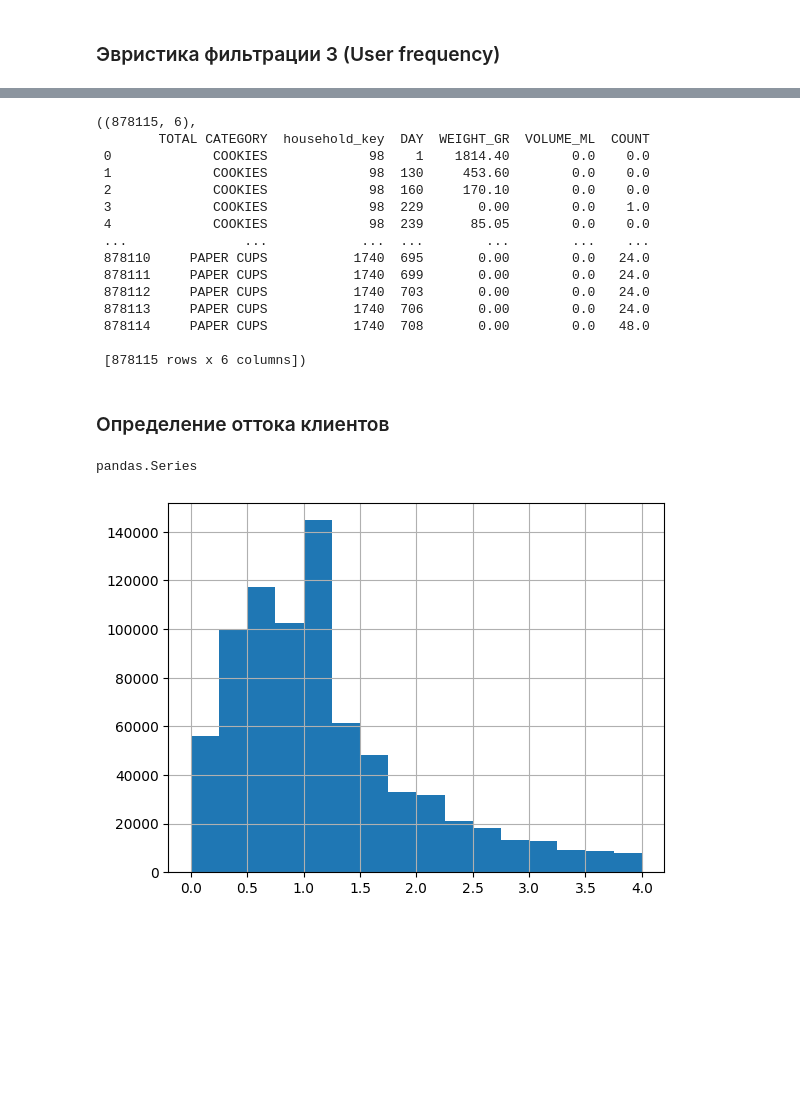
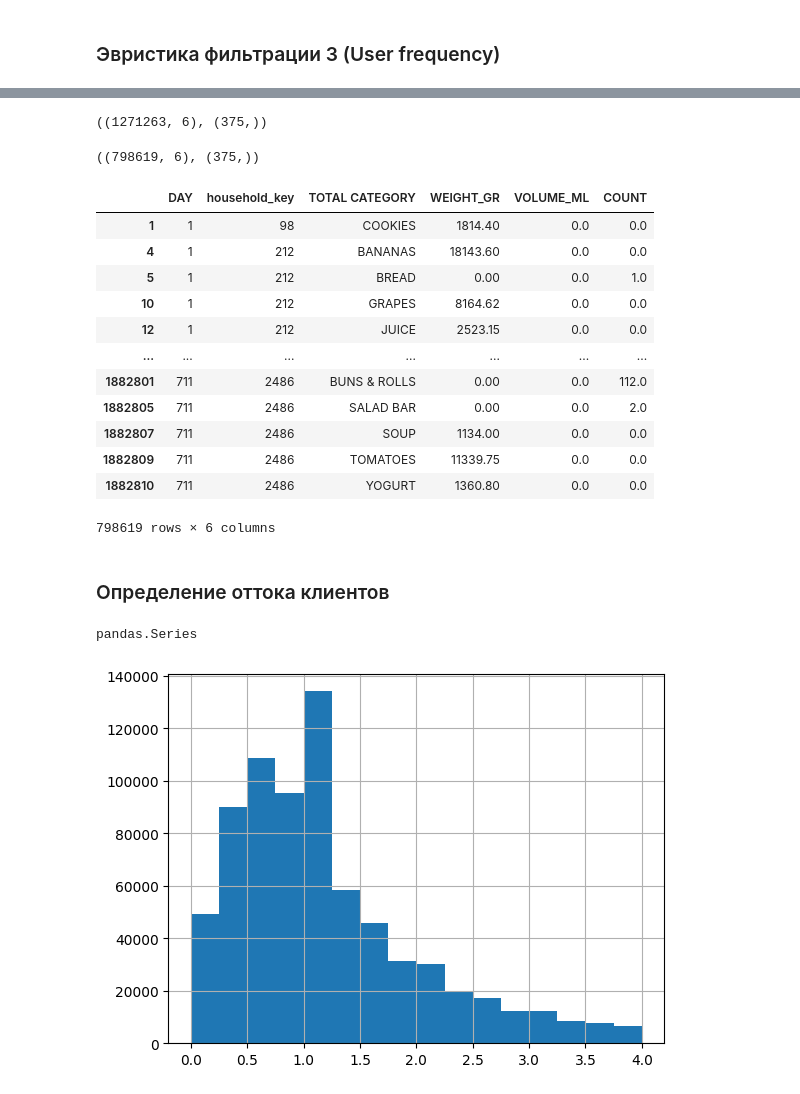
Before and after one commit to SanchukS/Course-Work-Spring-2026, a Jupyter notebook: notebooks/data-pipeline.ipynb, the cells around one changed output, grey strips where cells are left out. Saved outputs shown, nothing was run; the diff lists cells and outputs as text; code cells hidden in the pictures; blank space fills up the shorter version.

Commit message:
Complete data preprocessing pipeline: data-pipeline.ipynb

```diff
--- a/notebooks/data-pipeline.ipynb
+++ b/notebooks/data-pipeline.ipynb
@@ -527,0 +471,24 @@ stats_table
+# %%
+# 1. Рассчитываем интервалы ОДИН РАЗ
+sorted_buf_data = grouped_data_with_categories[["TOTAL CATEGORY", "household_key", "DAY"]].sort_values(by=["household_key", "TOTAL CATEGORY", "DAY"])
+sorted_buf_data["interval"] = sorted_buf_data.groupby(["household_key", "TOTAL CATEGORY"])["DAY"].diff()
+intervals_data = sorted_buf_data.dropna(subset=["interval"])
+
+# 2. Считаем МЕДИАННЫЙ интервал для каждой КАТЕГОРИИ
+median_intervals = intervals_data.groupby("TOTAL CATEGORY")["interval"].median()
+median_intervals.name = "median_intervals"
+
+# 3. Считаем СТАТИСТИКИ (mean, std) для каждой ПАРЫ "ЮЗЕР-КАТЕГОРИЯ"
+stats = intervals_data.groupby(["TOTAL CATEGORY", "household_key"])["interval"].agg(["mean", "std"])
+
+# 4. Считаем КОЭФФИЦИЕНТ ВАРИАЦИИ (CV) для каждой ПАРЫ
+cv_stats = stats["std"] / stats["mean"]
+cv_stats.name = "cv_stats"
+
+# 5. Строим графики (необязательно, но полезно)
+median_intervals.hist(bins=np.linspace(0, interval_threshold_coef * 10, 11))
+plt.show()
+cv_stats.hist(bins=50)
+plt.show()
+
+cv_stats.shape, cv_stats.dropna().shape
@@ -528,48 +499,58 @@ stats_table
+# %%
+merged4 = after_third_filter.merge(median_intervals, left_on="TOTAL CATEGORY", right_index=True)
+after_fourth_filter = after_third_filter[merged4["median_intervals"] <= interval_threshold_coef]
+after_fourth_filter.shape, after_fourth_filter["TOTAL CATEGORY"].unique().shape
+# %% [output]
+((1271263, 6), (375,))
+# %%
+merged5 = after_fourth_filter.merge(cv_stats, left_on=["TOTAL CATEGORY", "household_key"], right_index=True)
+after_fifth_filter = after_fourth_filter[merged5["cv_stats"] <= cv_threshhold_coef]
+after_fifth_filter.shape, after_fifth_filter["TOTAL CATEGORY"].unique().shape
+# %% [output]
+((798619, 6), (375,))
 # %%
-filtered_data = grouped_data_with_categories.set_index(["TOTAL CATEGORY", "household_key"]).loc[good_keys].reset_index()
-filtered_data.shape, filtered_data
+filtered_data = after_fifth_filter
+filtered_data
 # %% [output]
+|  | DAY | household_key | TOTAL CATEGORY | WEIGHT_GR | VOLUME_ML | COUNT |
+| 1 | 1 | 98 | COOKIES | 1814.40 | 0.0 | 0.0 |
+| 4 | 1 | 212 | BANANAS | 18143.60 | 0.0 | 0.0 |
+| 5 | 1 | 212 | BREAD | 0.00 | 0.0 | 1.0 |
+| 10 | 1 | 212 | GRAPES | 8164.62 | 0.0 | 0.0 |
+| 12 | 1 | 212 | JUICE | 2523.15 | 0.0 | 0.0 |
+| ... | ... | ... | ... | ... | ... | ... |
+| 1882801 | 711 | 2486 | BUNS & ROLLS | 0.00 | 0.0 | 112.0 |
+| 1882805 | 711 | 2486 | SALAD BAR | 0.00 | 0.0 | 2.0 |
+| 1882807 | 711 | 2486 | SOUP | 1134.00 | 0.0 | 0.0 |
+| 1882809 | 711 | 2486 | TOMATOES | 11339.75 | 0.0 | 0.0 |
+| 1882810 | 711 | 2486 | YOGURT | 1360.80 | 0.0 | 0.0 |
-((878115, 6),
-        TOTAL CATEGORY  household_key  DAY  WEIGHT_GR  VOLUME_ML  COUNT
- 0             COOKIES             98    1    1814.40        0.0    0.0
- 1             COOKIES             98  130     453.60        0.0    0.0
- 2             COOKIES             98  160     170.10        0.0    0.0
- 3             COOKIES             98  229       0.00        0.0    1.0
- 4             COOKIES             98  239      85.05        0.0    0.0
- ...               ...            ...  ...        ...        ...    ...
- 878110     PAPER CUPS           1740  695       0.00        0.0   24.0
- 878111     PAPER CUPS           1740  699       0.00        0.0   24.0
- 878112     PAPER CUPS           1740  703       0.00        0.0   24.0
- 878113     PAPER CUPS           1740  706       0.00        0.0   24.0
- 878114     PAPER CUPS           1740  708       0.00        0.0   48.0
-
- [878115 rows x 6 columns])
+798619 rows × 6 columns
 # %% [markdown]
 ### Определение оттока клиентов
 # %%
 # 1. Сортируем по юзеру, ЗАТЕМ ПО КАТЕГОРИИ, затем по дню.
 # Это важно, чтобы покупки одной категории выстроились по порядку.
-sorted_buf_data = after_fifth_filter[["TOTAL CATEGORY", "household_key", "DAY"]].drop_duplicates().sort_values(by=["household_key", "TOTAL CATEGORY", "DAY"])
+sorted_buf_data = filtered_data[["TOTAL CATEGORY", "household_key", "DAY"]].drop_duplicates().sort_values(by=["household_key", "TOTAL CATEGORY", "DAY"])
 
 # 2. Группируем по ЮЗЕРУ И КАТЕГОРИИ одновременно!
 sorted_buf_data["interval"] = sorted_buf_data.groupby(["household_key", "TOTAL CATEGORY"])["DAY"].diff()
 
 # 3. Удаляем NA (первые покупки в каждой связке юзер-категория)
 result = sorted_buf_data.dropna(subset=["interval"])
 
 # 4. Считаем медиану
 median_intervals = result.groupby(["TOTAL CATEGORY", "household_key"])["interval"].median()
 median_intervals.name = "MEDIAN INTERVAL"
 
 with_intervals_diff = sorted_buf_data.merge(median_intervals, left_on=["TOTAL CATEGORY", "household_key"], right_index=True)
 with_intervals_diff["intervals diff"] = with_intervals_diff["interval"] / with_intervals_diff["MEDIAN INTERVAL"]
 with_intervals_diff.drop(["interval", "MEDIAN INTERVAL"], axis=1, inplace=True)
 
 
 # 5. Строим гистограмму
 with_intervals_diff["intervals diff"].hist(bins=np.linspace(0, 4, 17))
 with_intervals_diff["intervals diff"].__class__
 # %% [output]
 pandas.Series
-[figure, old version]
+[figure, new version]
 # %%
```
Also changed, not shown: parts of 25 cells of this notebook.
